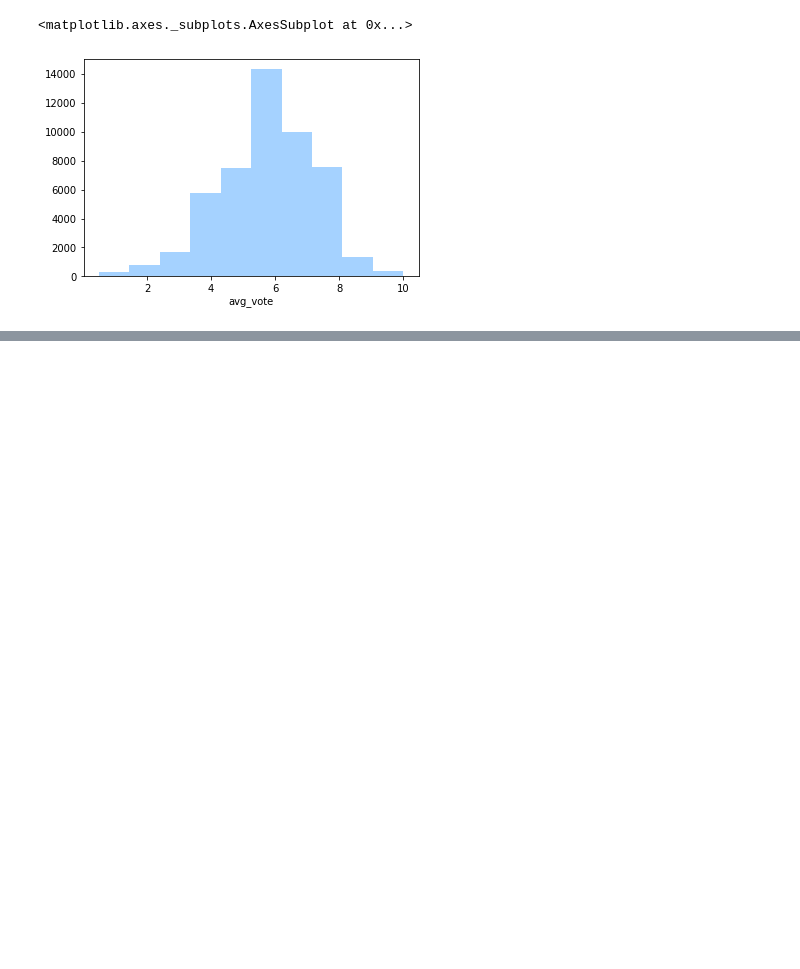
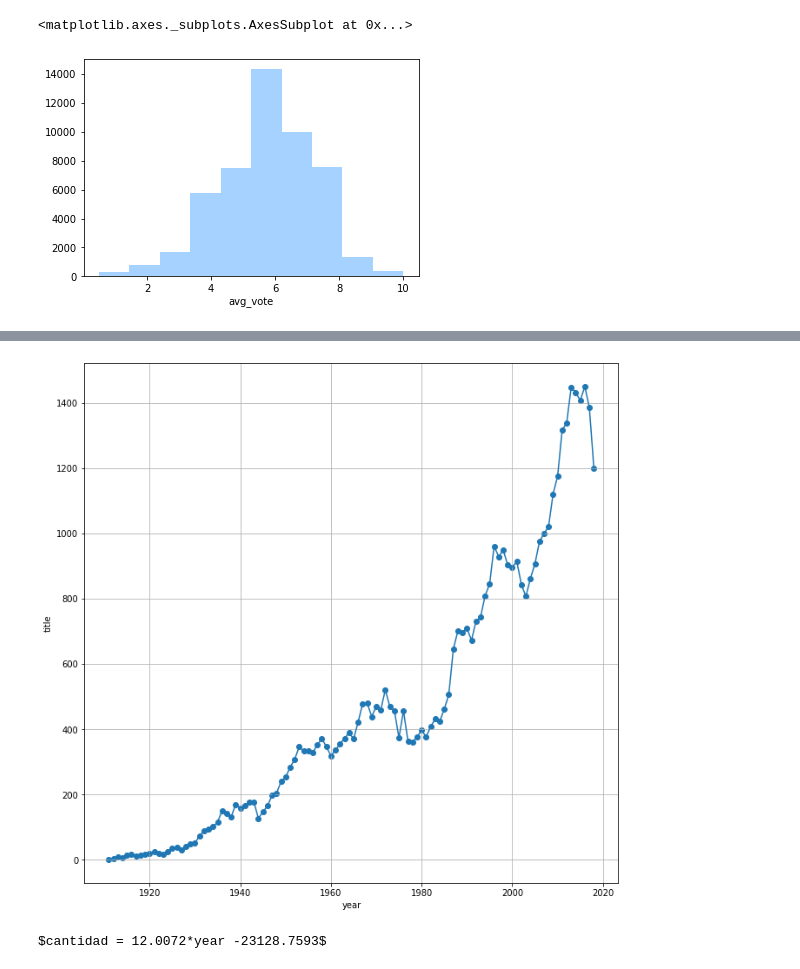
Before and after one commit to Dess23/MINDAT, a Jupyter notebook: Avance.ipynb, the cells around one changed output, grey strips where cells are left out. Saved outputs shown, nothing was run; the diff lists cells and outputs as text; code cells hidden in the pictures; blank space fills up the shorter version.

```diff
--- a/Avance.ipynb
+++ b/Avance.ipynb
@@ -521,0 +726,9 @@ g
+# %%
+ig = plt.figure(figsize=(11,11))
+plt.scatter(predict['year'],predict['title'])
+plt.plot(predict['year'],predict['title'])
+plt.xlabel('year')
+plt.ylabel('title')
+plt.grid()
+# %% [output]
+[figure, added]
@@ -521,0 +741,8 @@ g
+# %%
+#y=mx+c
+m = linear_regressor.coef_[0][0]
+c = linear_regressor.intercept_[0]
+label = r'$cantidad = %0.4f*year %+0.4f$'%(m,c)
+print(label)
+# %% [output]
+$cantidad = 12.0072*year -23128.7593$
```
Also changed, not shown: parts of 119 cells of this notebook.
